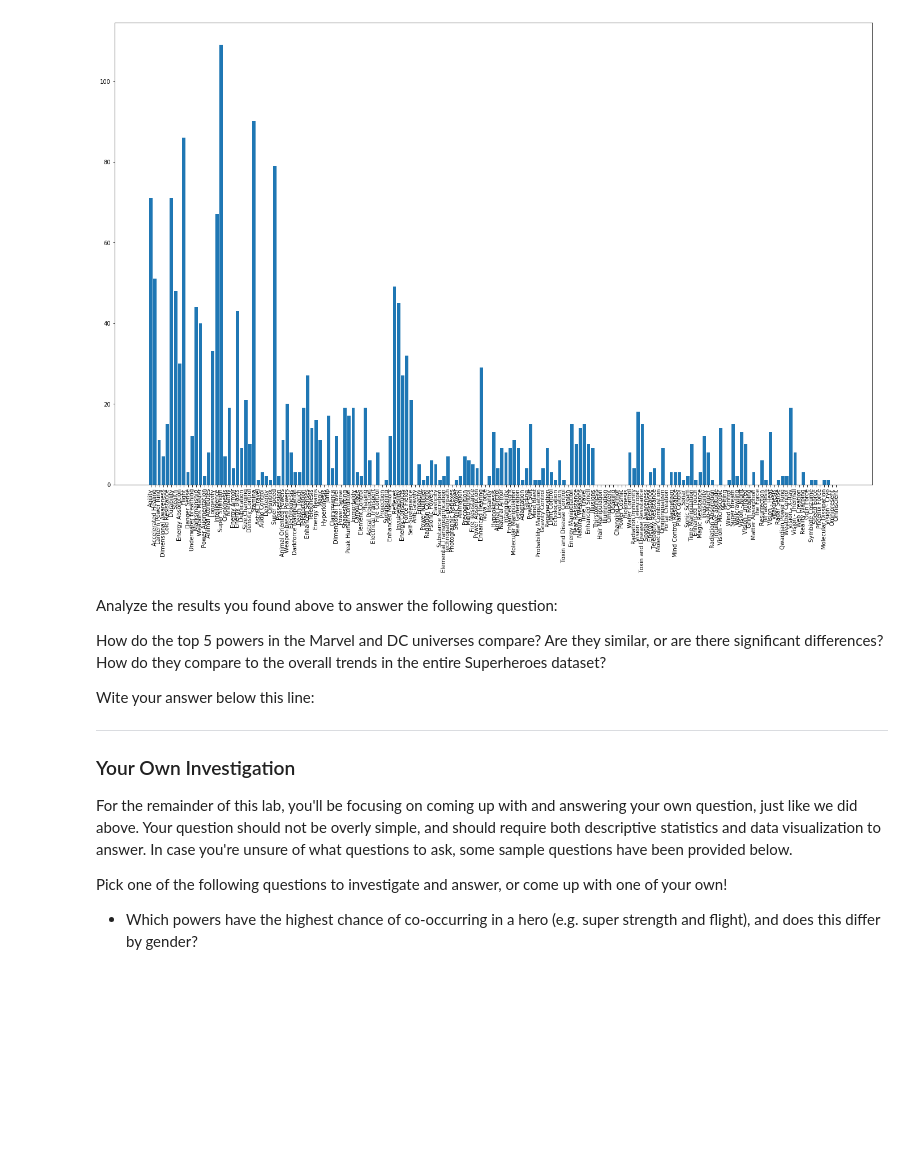
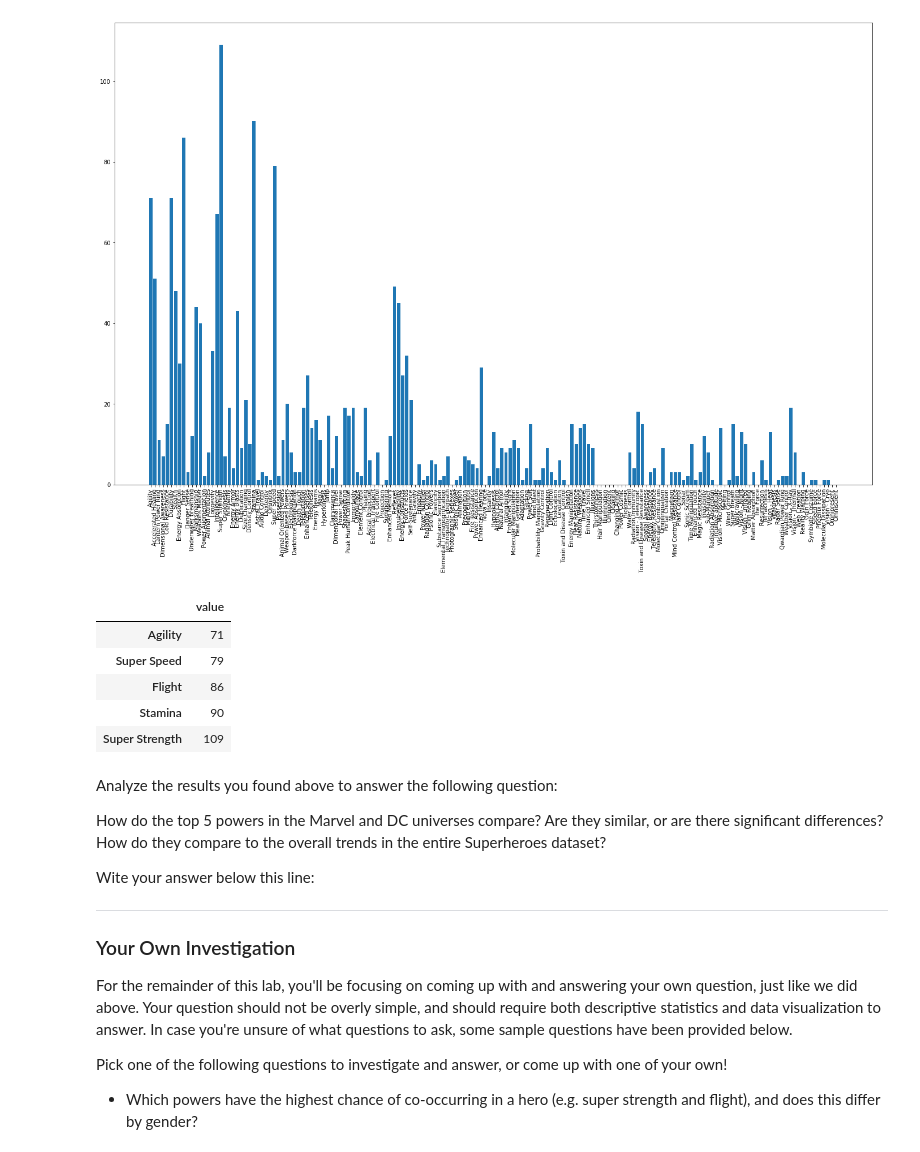
Before and after one commit to ortsed/dsc-data-cleaning-project-dc-ds-career-042219, a Jupyter notebook: index.ipynb, the cells around one changed output. Cells and saved outputs as stored; diff of their text form; code cells hidden in the pictures; blank space fills up the shorter version.

```diff
--- a/index.ipynb
+++ b/index.ipynb
@@ -326,6 +326,15 @@ plt.bar(marvel.index, marvel["value"])
 labels = plt.xticks(marvel.index, rotation="vertical")
 # %% [output]
 [figure]
+# %%
+marvel.sort_values("value")[-5:]
+# %% [output]
+|  | value |
+| Agility | 71 |
+| Super Speed | 79 |
+| Flight | 86 |
+| Stamina | 90 |
+| Super Strength | 109 |
 # %% [markdown]
 Analyze the results you found above to answer the following question:
 
```
